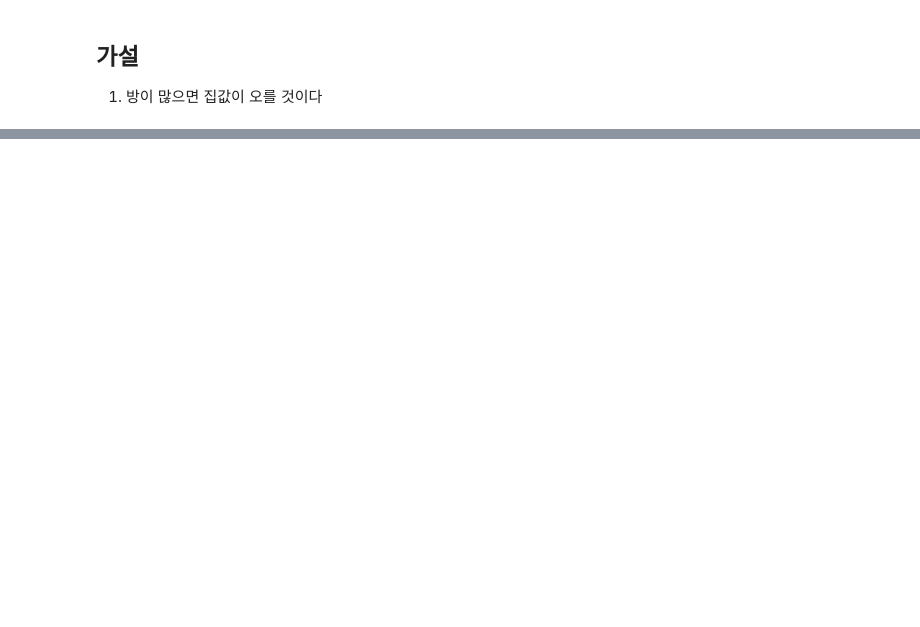
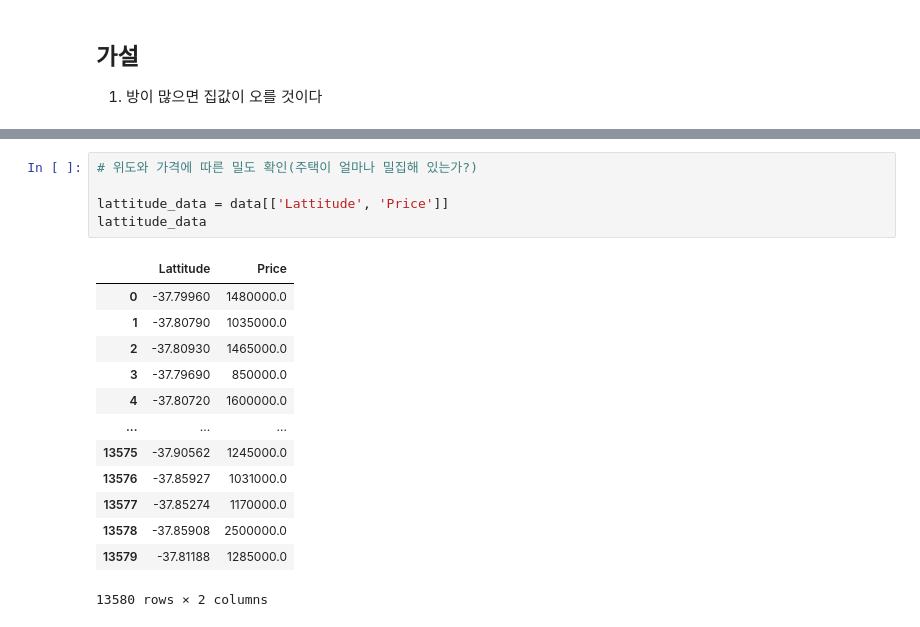
Before and after one commit to Git-Jeong/Machine_Learning, a Jupyter notebook: study/ex_05_선형회귀_활용한_주택_가격의_예측.ipynb, the cells around one changed output, grey strips where cells are left out. Saved outputs shown, nothing was run; the diff lists cells and outputs as text; blank space fills up the shorter version.

```diff
--- a/study/ex_05_선형회귀_활용한_주택_가격의_예측.ipynb
+++ b/study/ex_05_선형회귀_활용한_주택_가격의_예측.ipynb
@@ -121,0 +159,19 @@ sns.boxplot(x = 'Rooms', y = 'Price', data = data)
+# %%
+# 위도와 가격에 따른 밀도 확인(주택이 얼마나 밀집해 있는가?)
+
+lattitude_data = data[['Lattitude', 'Price']]
+lattitude_data
+# %% [output]
+|  | Lattitude | Price |
+| 0 | -37.79960 | 1480000.0 |
+| 1 | -37.80790 | 1035000.0 |
+| 2 | -37.80930 | 1465000.0 |
+| 3 | -37.79690 | 850000.0 |
+| 4 | -37.80720 | 1600000.0 |
+| ... | ... | ... |
+| 13575 | -37.90562 | 1245000.0 |
+| 13576 | -37.85927 | 1031000.0 |
+| 13577 | -37.85274 | 1170000.0 |
+| 13578 | -37.85908 | 2500000.0 |
+| 13579 | -37.81188 | 1285000.0 |
+13580 rows × 2 columns
```
Also changed, not shown: parts of 4 cells of this notebook.
